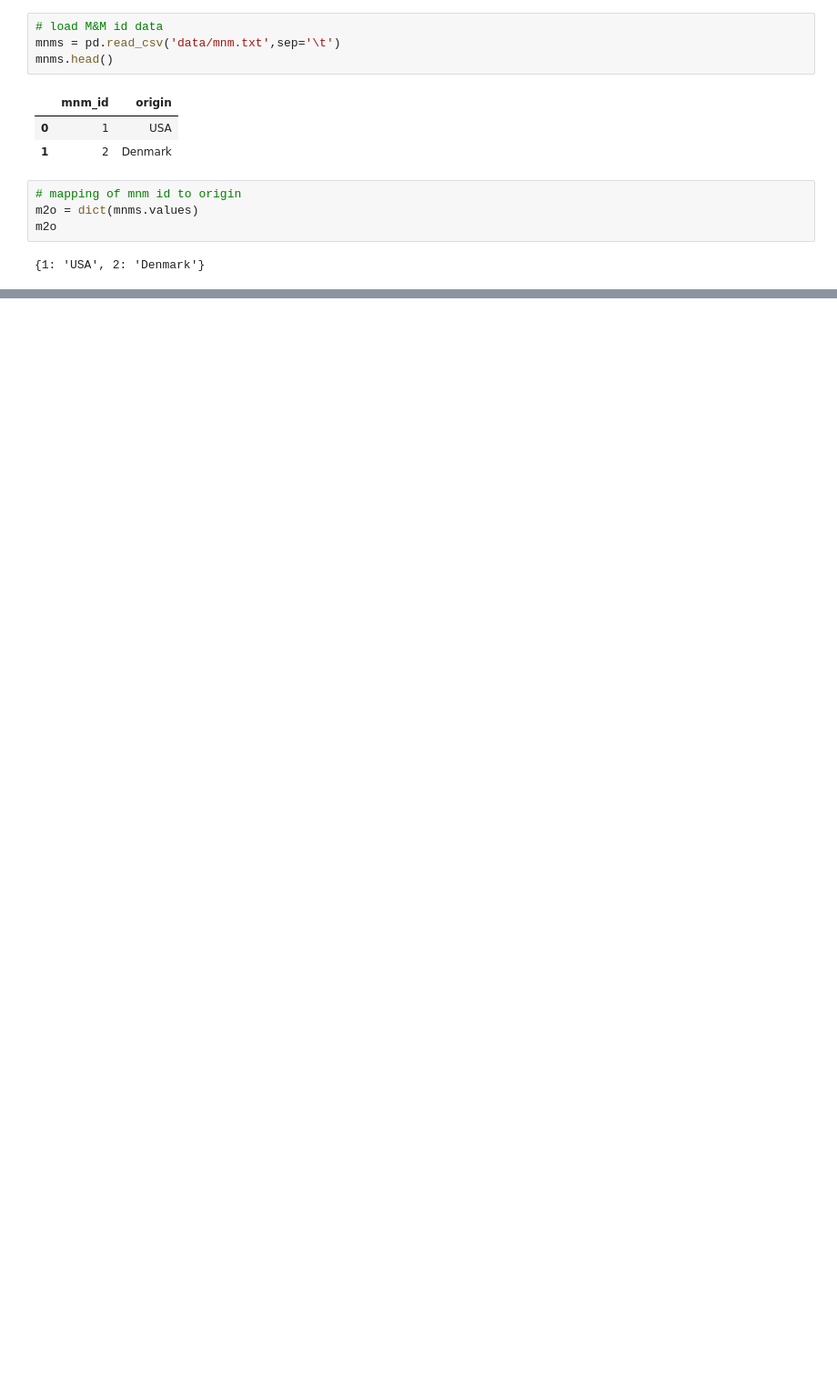
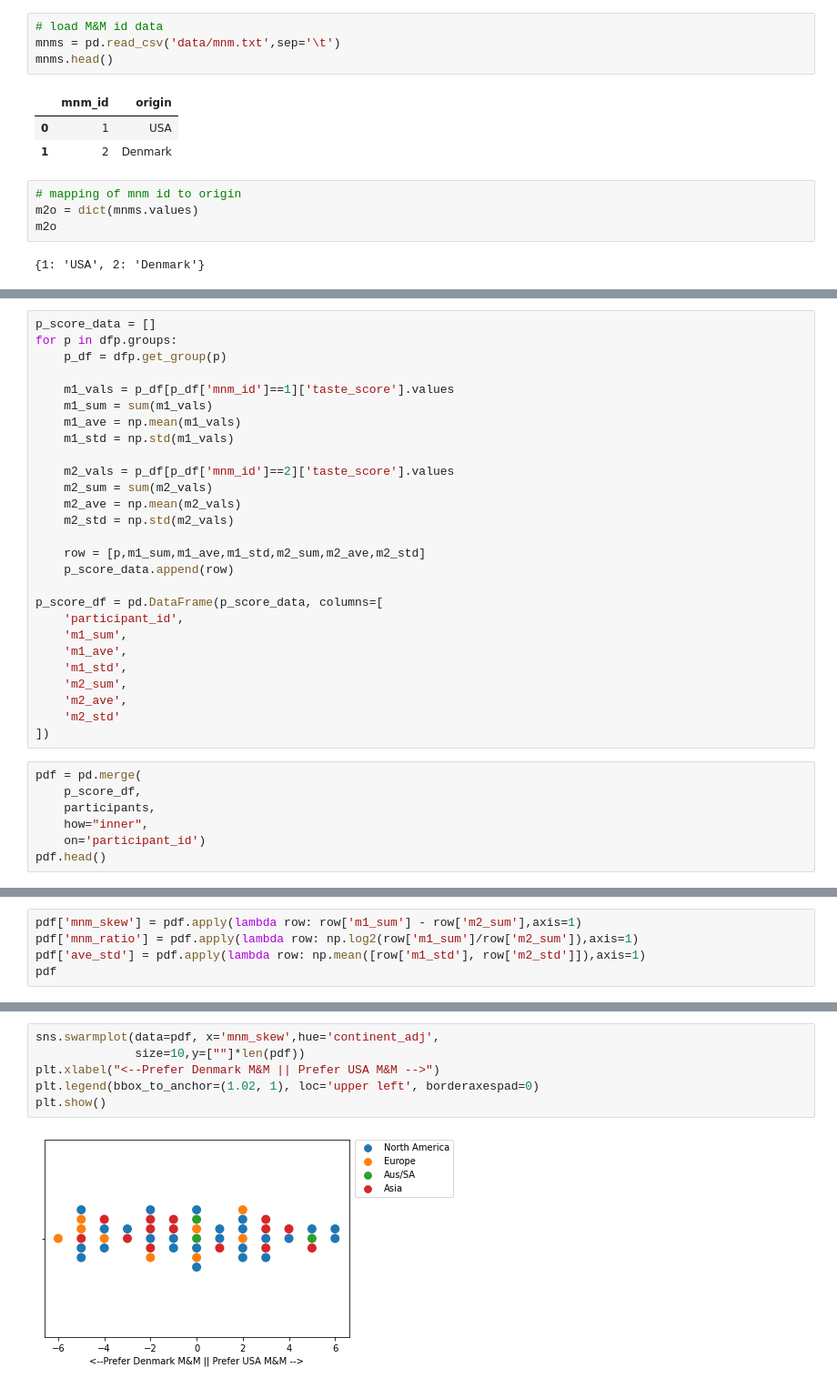
Before and after one commit to erinhwilson/mnm-taste-test, a Jupyter notebook: mnm_analysis.ipynb, the cells around one changed output, grey strips where cells are left out. Shown at 91% size. Drawn from its saved outputs; the diff is of its cells as text; blank space fills up the shorter version.

```diff
--- a/mnm_analysis.ipynb
+++ b/mnm_analysis.ipynb
@@ -161,0 +614,34 @@ alt.Chart(df).mark_bar(size=25).encode(
+# %%
+p_score_data = []
+for p in dfp.groups:
+    p_df = dfp.get_group(p)
+
+    m1_vals = p_df[p_df['mnm_id']==1]['taste_score'].values
+    m1_sum = sum(m1_vals)
+    m1_ave = np.mean(m1_vals)
+    m1_std = np.std(m1_vals)
+
+    m2_vals = p_df[p_df['mnm_id']==2]['taste_score'].values
+    m2_sum = sum(m2_vals)
+    m2_ave = np.mean(m2_vals)
+    m2_std = np.std(m2_vals)
+
+    row = [p,m1_sum,m1_ave,m1_std,m2_sum,m2_ave,m2_std]
+    p_score_data.append(row)
+
+p_score_df = pd.DataFrame(p_score_data, columns=[
+    'participant_id',
+    'm1_sum',
+    'm1_ave',
+    'm1_std',
+    'm2_sum',
+    'm2_ave',
+    'm2_std'
+])
+# %%
+pdf = pd.merge(
+    p_score_df,
+    participants,
+    how="inner",
+    on='participant_id')
+pdf.head()
@@ -161,0 +675,5 @@ alt.Chart(df).mark_bar(size=25).encode(
+# %%
+pdf['mnm_skew'] = pdf.apply(lambda row: row['m1_sum'] - row['m2_sum'],axis=1)
+pdf['mnm_ratio'] = pdf.apply(lambda row: np.log2(row['m1_sum']/row['m2_sum']),axis=1)
+pdf['ave_std'] = pdf.apply(lambda row: np.mean([row['m1_std'], row['m2_std']]),axis=1)
+pdf
@@ -161,0 +774,8 @@ alt.Chart(df).mark_bar(size=25).encode(
+# %%
+sns.swarmplot(data=pdf, x='mnm_skew',hue='continent_adj',
+              size=10,y=[""]*len(pdf))
+plt.xlabel("<--Prefer Denmark M&M || Prefer USA M&M -->")
+plt.legend(bbox_to_anchor=(1.02, 1), loc='upper left', borderaxespad=0)
+plt.show()
+# %% [output]
+[figure, added]
```
Also changed, not shown: parts of 62 cells of this notebook, 1 other file.
